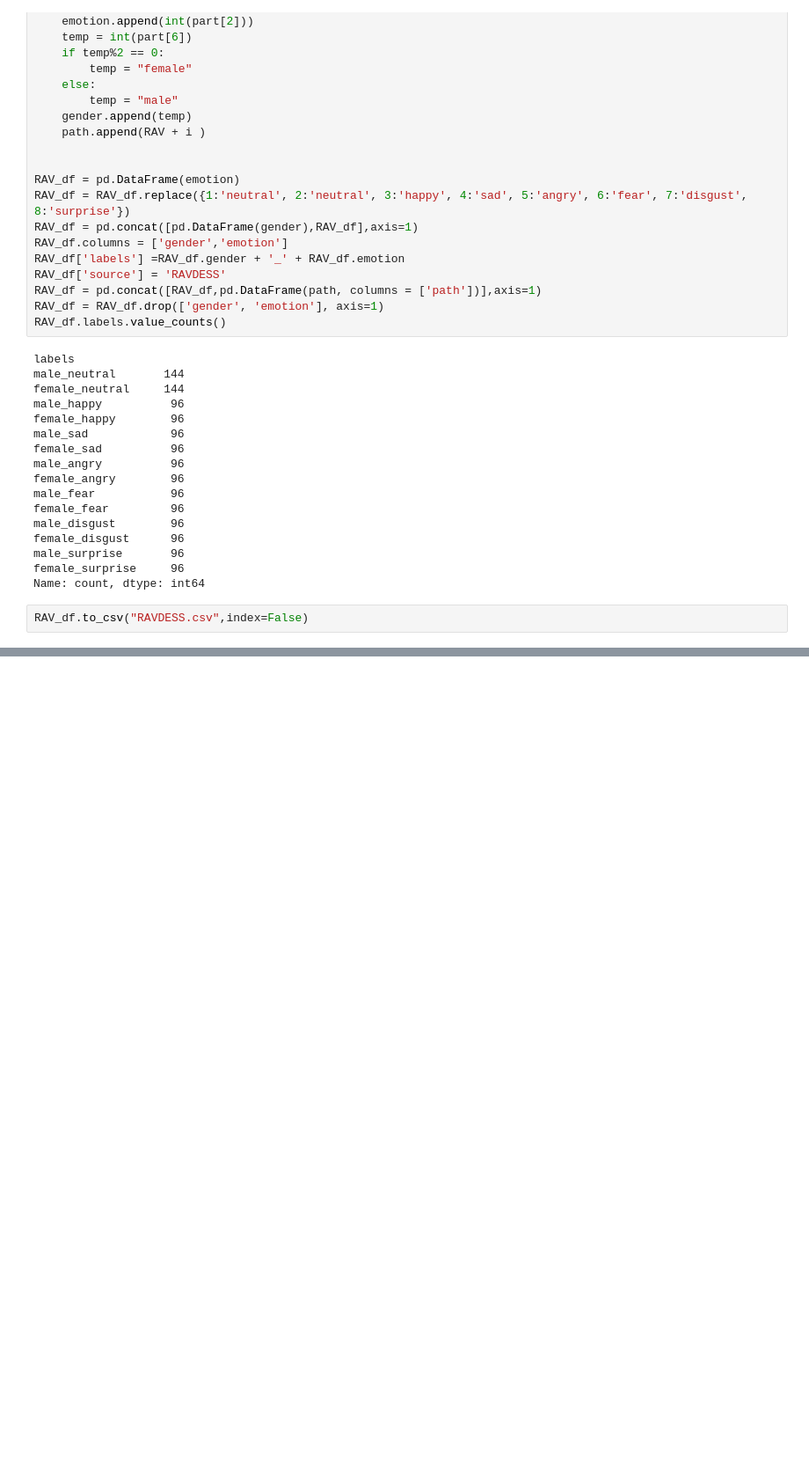
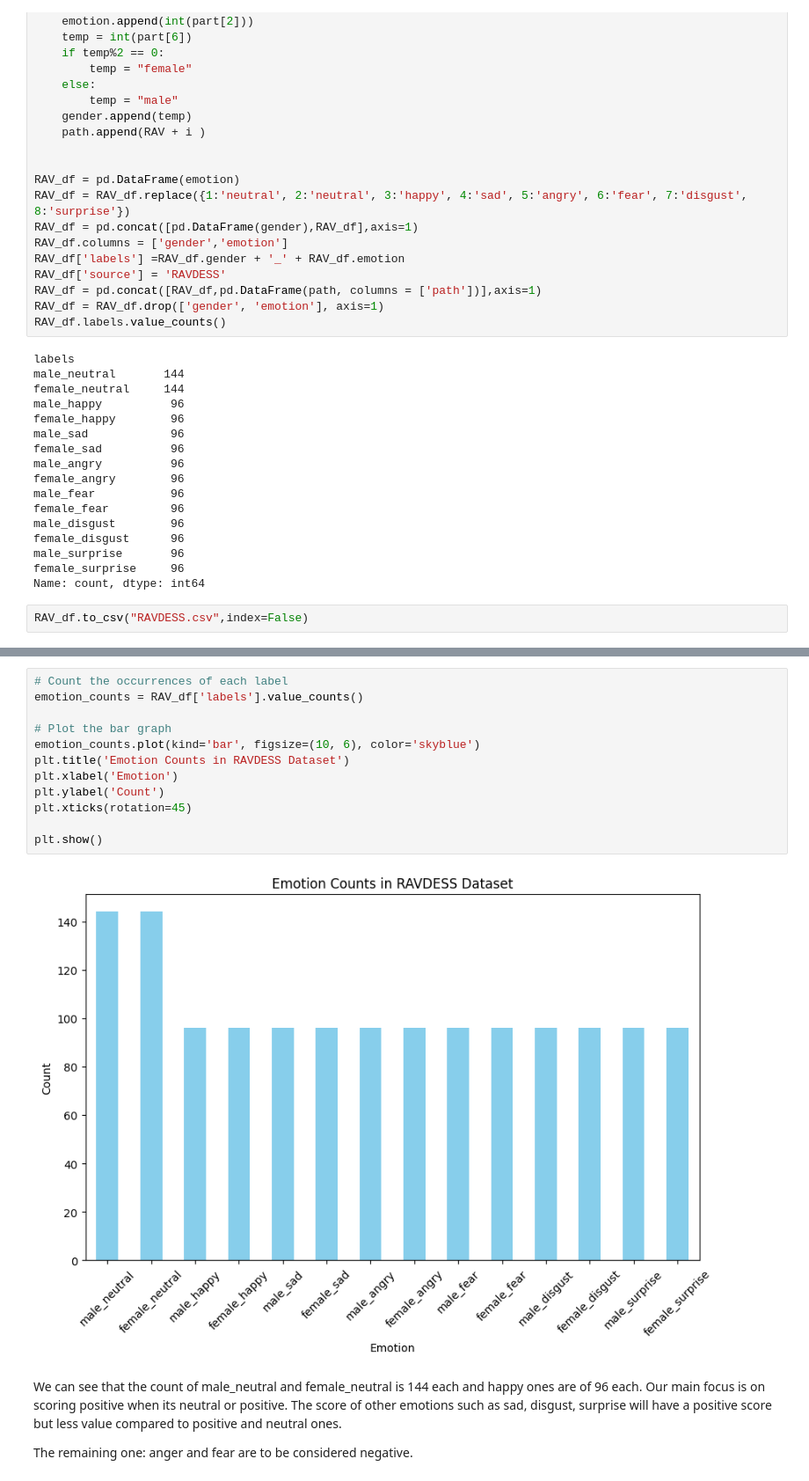
Before and after one commit to Priyanshraj26/IMPACT, a Jupyter notebook: train.ipynb, the cells around one changed output, grey strips where cells are left out. Shown: that part at 88% size. Drawn from its saved outputs; the diff is of its cells as text; blank space fills up the shorter version.

```diff
--- a/train.ipynb
+++ b/train.ipynb
@@ -77,0 +100,19 @@ RAV_df.to_csv("RAVDESS.csv",index=False)
+# %%
+# Count the occurrences of each label
+emotion_counts = RAV_df['labels'].value_counts()
+
+# Plot the bar graph
+emotion_counts.plot(kind='bar', figsize=(10, 6), color='skyblue')
+plt.title('Emotion Counts in RAVDESS Dataset')
+plt.xlabel('Emotion')
+plt.ylabel('Count')
+plt.xticks(rotation=45)
+
+plt.show()
+# %% [output]
+[figure, added]
+# %% [markdown]
+We can see that the count of male_neutral and female_neutral is 144 each and happy ones are of 96 each.
+Our main focus is on scoring positive when its neutral or positive. The score of other emotions such as sad, disgust, surprise will have a positive score but less value compared to positive and neutral ones.
+
+The remaining one: anger and fear are to be considered negative.
```
Also changed, not shown: parts of 4 cells of this notebook.
